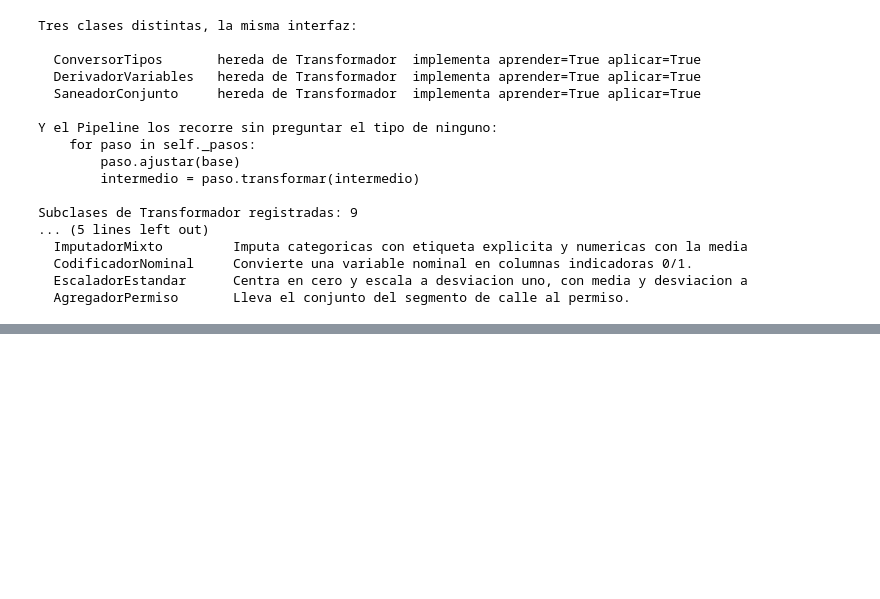
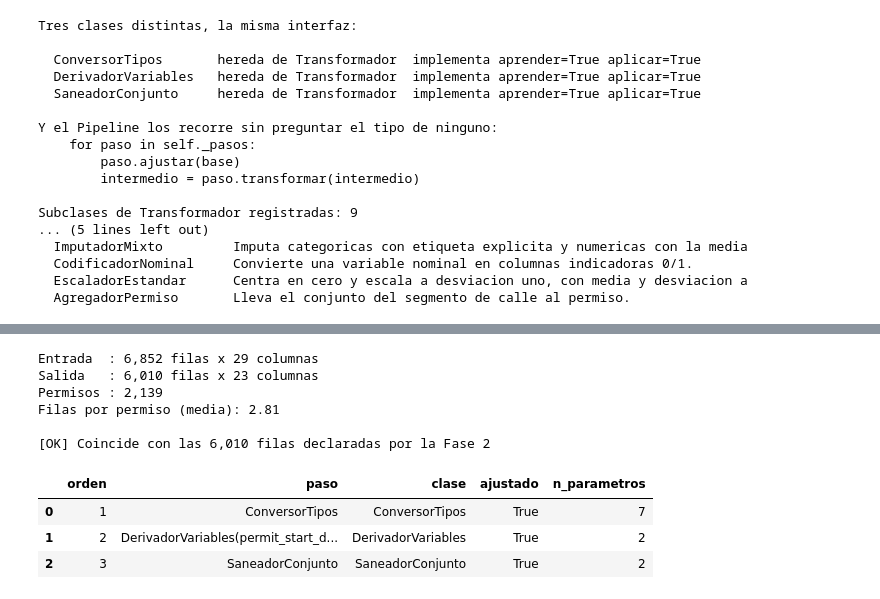
Before and after one commit to RJaramilloP/proyecto-grupo5-mcdi500, a Jupyter notebook: F3/S2_F3_NucleoAlgoritmico_Eficiencia_POO.ipynb, the cells around one changed output, grey strips where cells are left out. Saved outputs shown, nothing was run; the diff lists cells and outputs as text; code cells hidden in the pictures; blank space fills up the shorter version.

Commit message:
feat(f3): 6 etapa A ejecutada sobre el conjunto completo

```diff
--- a/F3/S2_F3_NucleoAlgoritmico_Eficiencia_POO.ipynb
+++ b/F3/S2_F3_NucleoAlgoritmico_Eficiencia_POO.ipynb
@@ -1028,0 +1034,26 @@ Subclases de Transformador registradas: 9
+# %%
+etapa_a = Pipeline([ConversorTipos(), DerivadorVariables(), SaneadorConjunto()],
+                   nombre="etapa_a")
+df = etapa_a.ajustar_transformar(crudo)
+
+print(f"Entrada  : {crudo.shape[0]:,} filas x {crudo.shape[1]} columnas")
+print(f"Salida   : {df.shape[0]:,} filas x {df.shape[1]} columnas")
+print(f"Permisos : {df[GRUPO_VAR].nunique():,}")
+print(f"Filas por permiso (media): {len(df) / df[GRUPO_VAR].nunique():.2f}\n")
+
+assert len(df) == META_F2["datos"]["filas"], (
+    f"La etapa A produjo {len(df)} filas y la Fase 2 declaró "
+    f"{META_F2['datos']['filas']}.")
+print(f"[OK] Coincide con las {META_F2['datos']['filas']:,} filas declaradas por la Fase 2\n")
+etapa_a.resumen()
+# %% [output]
+Entrada  : 6,852 filas x 29 columnas
+Salida   : 6,010 filas x 23 columnas
+Permisos : 2,139
+Filas por permiso (media): 2.81
+
+[OK] Coincide con las 6,010 filas declaradas por la Fase 2
+|  | orden | paso | clase | ajustado | n_parametros |
+| 0 | 1 | ConversorTipos | ConversorTipos | True | 7 |
+| 1 | 2 | DerivadorVariables(permit_start_d... | DerivadorVariables | True | 2 |
+| 2 | 3 | SaneadorConjunto | SaneadorConjunto | True | 2 |
```
Also changed, not shown: parts of 1 cell of this notebook.
